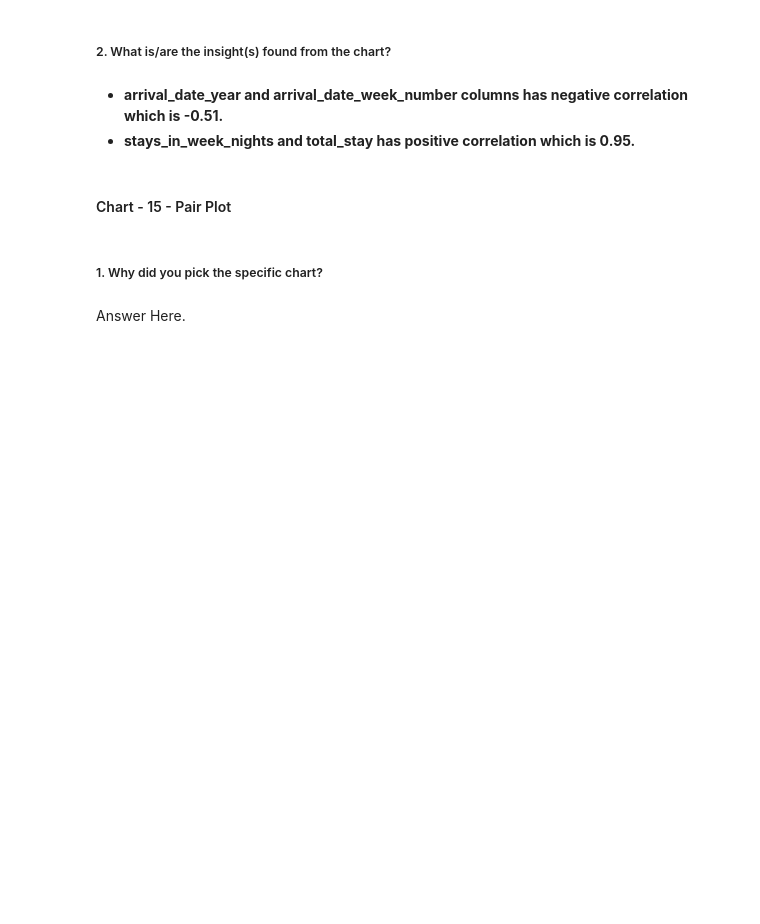
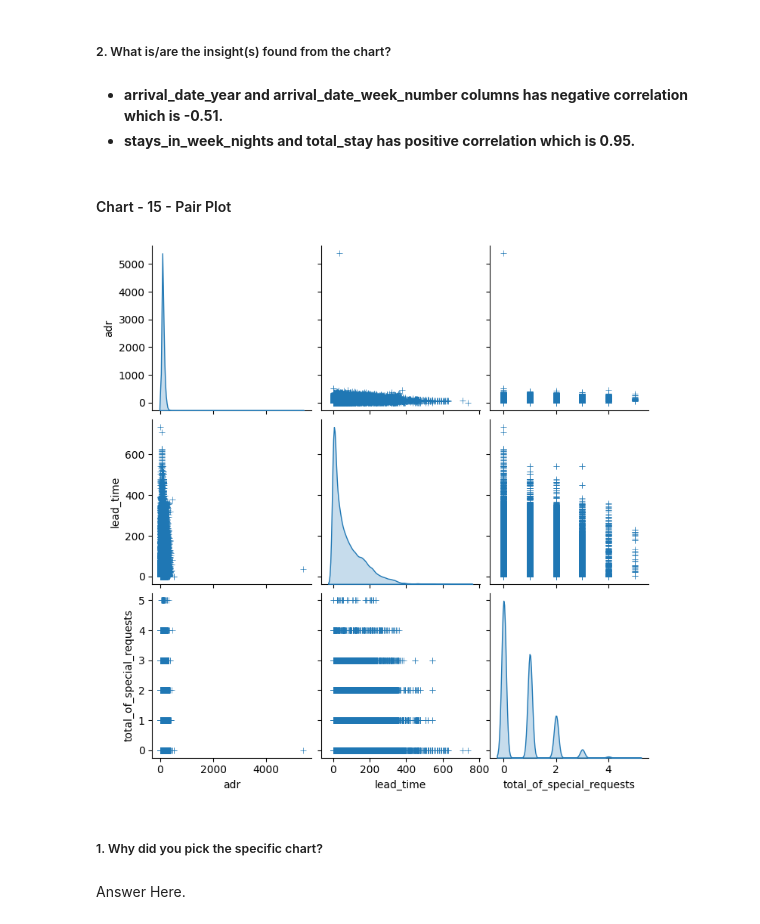
Before and after one commit to ShubhamAGWL/ShubhAG, a Jupyter notebook: Capstone_project_Hotel_Booking_Analysis.ipynb, the cells around one changed output. Cells and saved outputs as stored; diff of their text form; code cells hidden in the pictures; blank space fills up the shorter version.

```diff
--- a/Capstone_project_Hotel_Booking_Analysis.ipynb
+++ b/Capstone_project_Hotel_Booking_Analysis.ipynb
@@ -978,6 +978,12 @@ plt.show()
 * **stays_in_week_nights and total_stay has positive correlation which is 0.95.**
 # %% [markdown]
 #### Chart - 15 - Pair Plot
+# %%
+selected_columns = [ "adr", "lead_time", "total_of_special_requests"]
+sns.pairplot(new_df[selected_columns], diag_kind="kde", markers="+")
+plt.show()
+# %% [output]
+[figure, added]
 # %% [markdown]
 ##### 1. Why did you pick the specific chart?
 # %% [markdown]
```
Also changed, not shown: parts of 1 cell of this notebook.
